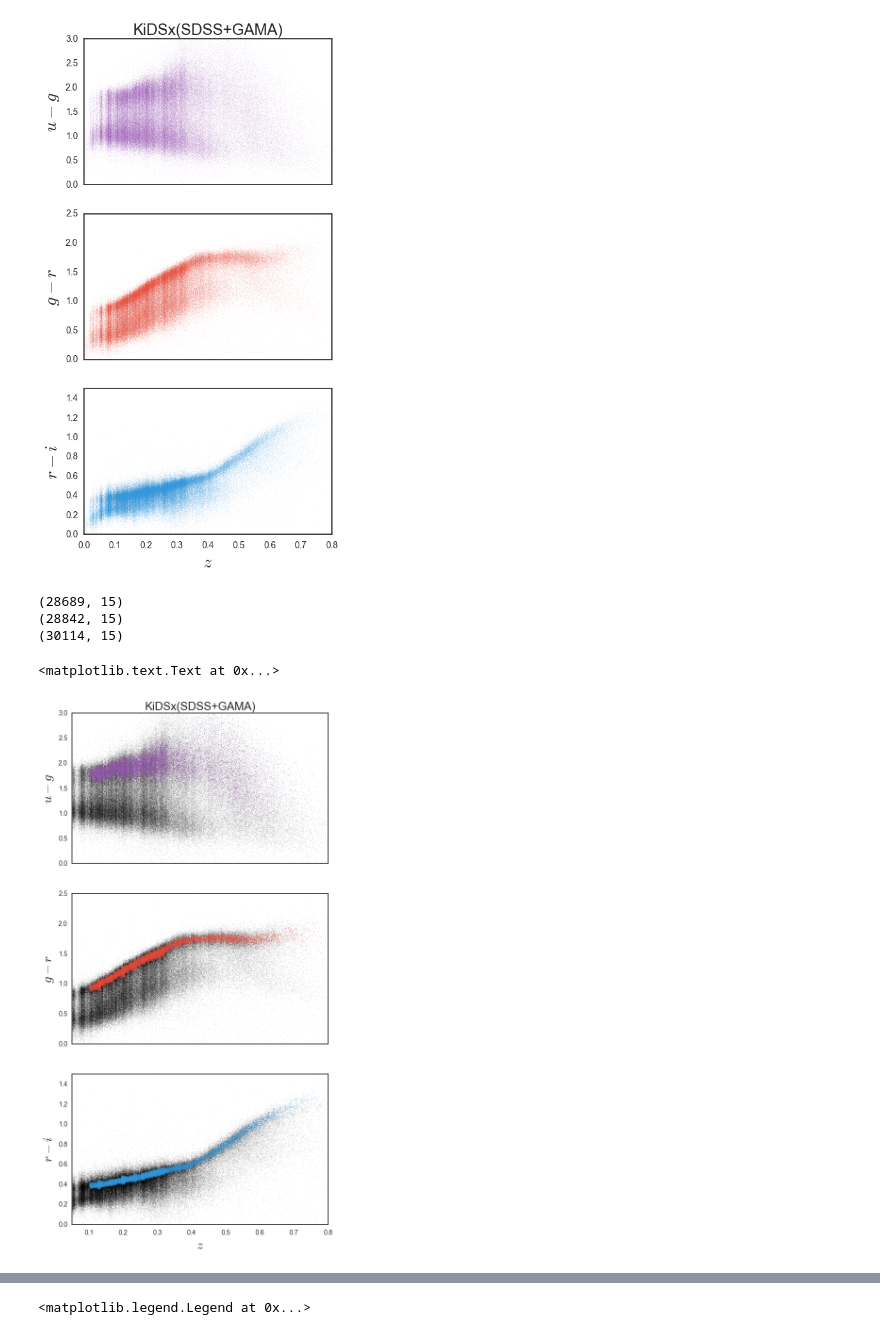
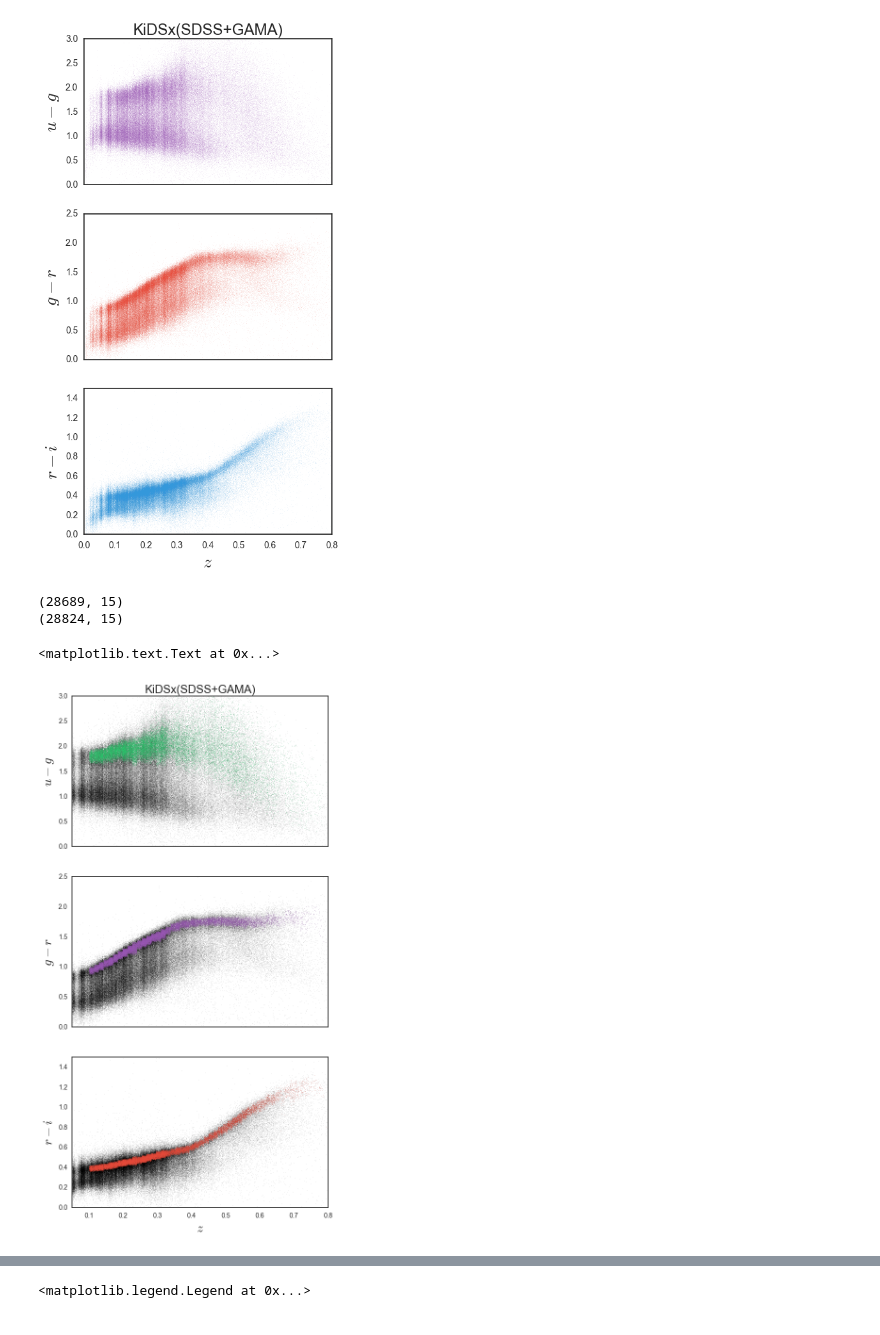
Before and after one commit to mjvakili/redsq, a Jupyter notebook: code/catalog_unifier.ipynb, the cells around one changed output, grey strips where cells are left out. Saved outputs shown, nothing was run; the diff lists cells and outputs as text; code cells hidden in the pictures.

```diff
--- a/code/catalog_unifier.ipynb
+++ b/code/catalog_unifier.ipynb
@@ -615,38 +615,37 @@ red_cat = h5py.File("red_cat.hdf5","r")["red"][:]
 print red_cat.shape
 red_cat = h5py.File("red_cat_hires.hdf5","r")["red"][:]
 print red_cat.shape
-red_cat = h5py.File("red_cat_sures.hdf5","r")["red"][:]
-print red_cat.shape
+#red_cat = h5py.File("red_cat_sures.hdf5","r")["red"][:]
+#print red_cat.shape
 
 fig , ax = plt.subplots(nrows=3,ncols=1 , figsize=(7,14))
 ax[0].scatter(dp[11,:] , dp[8,:] , s = 0.005 , color = "k")
 ax[0].scatter(red_cat[:,0] , red_cat[:,3] , s = 0.03 , color = next(palette))
 ax[1].scatter(dp[11,:] , dp[9,:] , s = 0.005 , color = "k")
 ax[1].scatter(red_cat[:,0] , red_cat[:,4] , s = 0.03, color = next(palette))
 ax[2].scatter(dp[11,:] , dp[10,:] , s = 0.005 , color = "k")
 ax[2].scatter(red_cat[:,0] , red_cat[:,5] , s = 0.03, color = next(palette))
 ax[0].set_xlim(0.05,0.8)
 ax[0].set_ylim(0,3)
 ax[0].set_xticks([])
 
 ax[1].set_xlim(0.05,0.8)
 ax[1].set_ylim(0,2.5)
 ax[1].set_xticks([])
 
 ax[2].set_xlim(0.05,0.8)
 ax[2].set_ylim(0,1.5)
 ax[2].set_xlabel(r"$z$" , fontsize = 20)
 ax[0].set_ylabel(r"$u-g$" , fontsize = 20)
 ax[1].set_ylabel(r"$g-r$" , fontsize = 20)
 ax[2].set_ylabel(r"$r-i$" , fontsize = 20)
 
 ax[0].set_title("KiDSx(SDSS+GAMA)" , fontsize = 17.5)
 # %% [output]
 (28689, 15)
-(28842, 15)
-(30114, 15)
+(28824, 15)
 <matplotlib.text.Text at 0x...>
-[figure, old version]
+[figure, new version]
 # %%
 red_cat = h5py.File("red_cat_hires.hdf5","r")["red"][:]
 mref = h5py.File("red_cat_hires.hdf5","r")["mref"][:]
```
Also changed, not shown: parts of 2 cells of this notebook, 1 other file.
